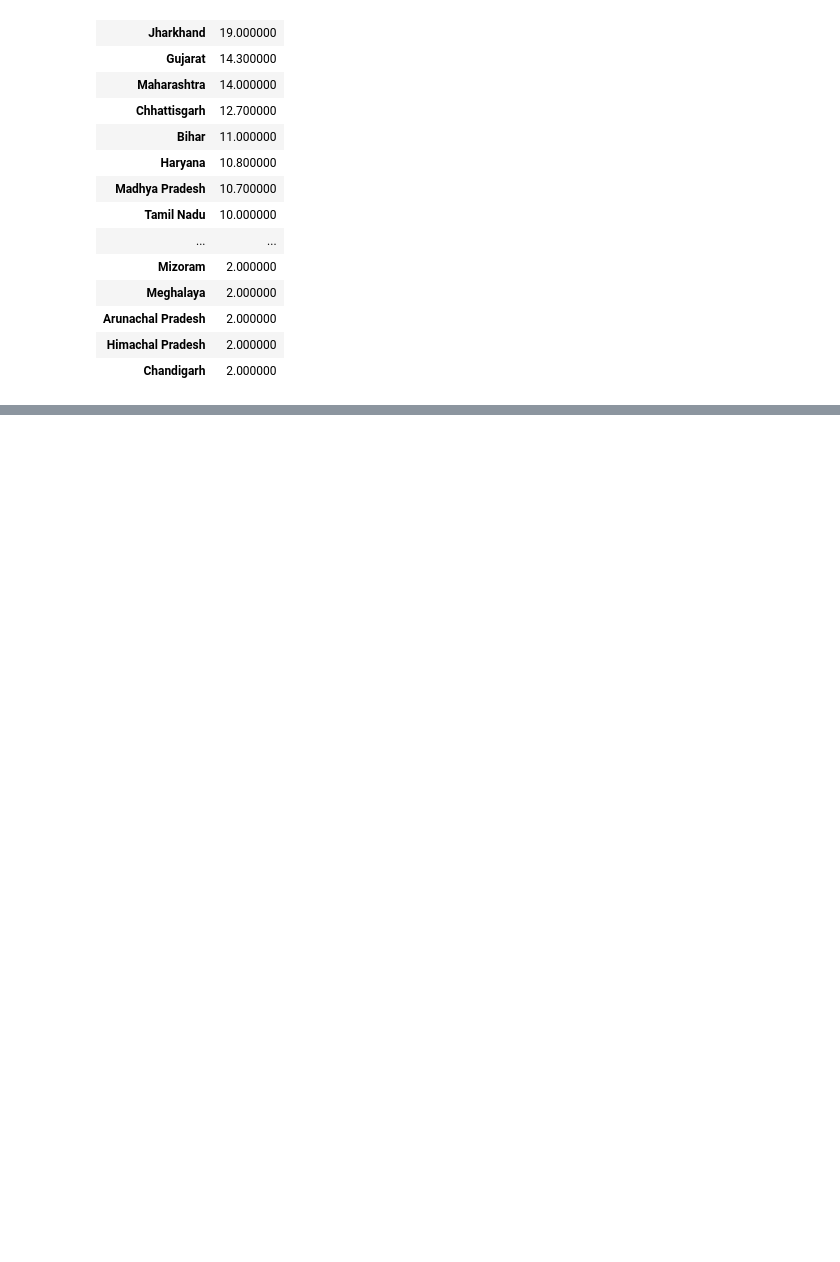
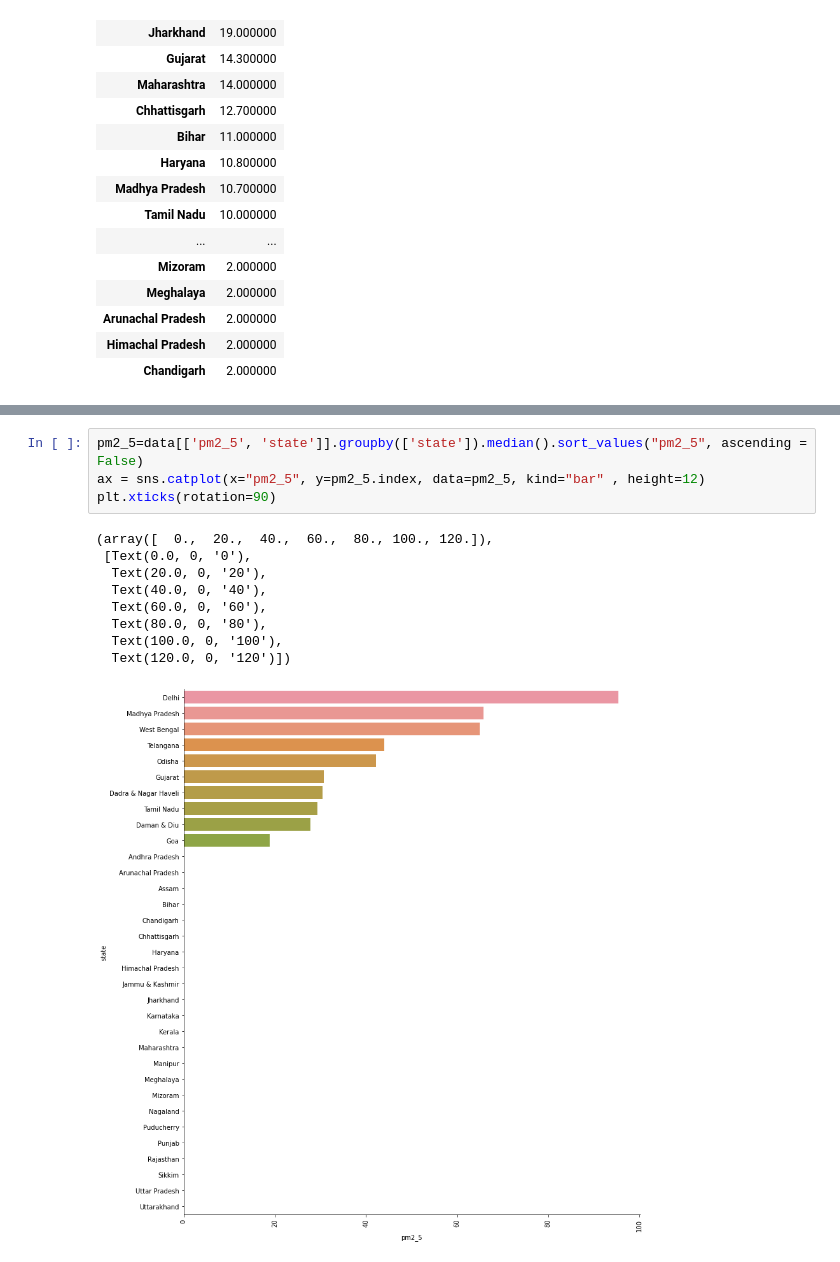
Before and after one commit to hd1801/AQI-Data-Analysis-Project, a Jupyter notebook: AQI.ipynb, the cells around one changed output, grey strips where cells are left out. Saved outputs shown, nothing was run; the diff lists cells and outputs as text; blank space fills up the shorter version.

```diff
--- a/AQI.ipynb
+++ b/AQI.ipynb
@@ -301,0 +369,14 @@ plt.xticks(rotation=90)
+# %%
+pm2_5=data[['pm2_5', 'state']].groupby(['state']).median().sort_values("pm2_5", ascending = False)
+ax = sns.catplot(x="pm2_5", y=pm2_5.index, data=pm2_5, kind="bar" , height=12)
+plt.xticks(rotation=90)
+# %% [output]
+(array([  0.,  20.,  40.,  60.,  80., 100., 120.]),
+ [Text(0.0, 0, '0'),
+  Text(20.0, 0, '20'),
+  Text(40.0, 0, '40'),
+  Text(60.0, 0, '60'),
+  Text(80.0, 0, '80'),
+  Text(100.0, 0, '100'),
+  Text(120.0, 0, '120')])
+[figure, added]
```
Also changed, not shown: parts of 10 cells of this notebook.
